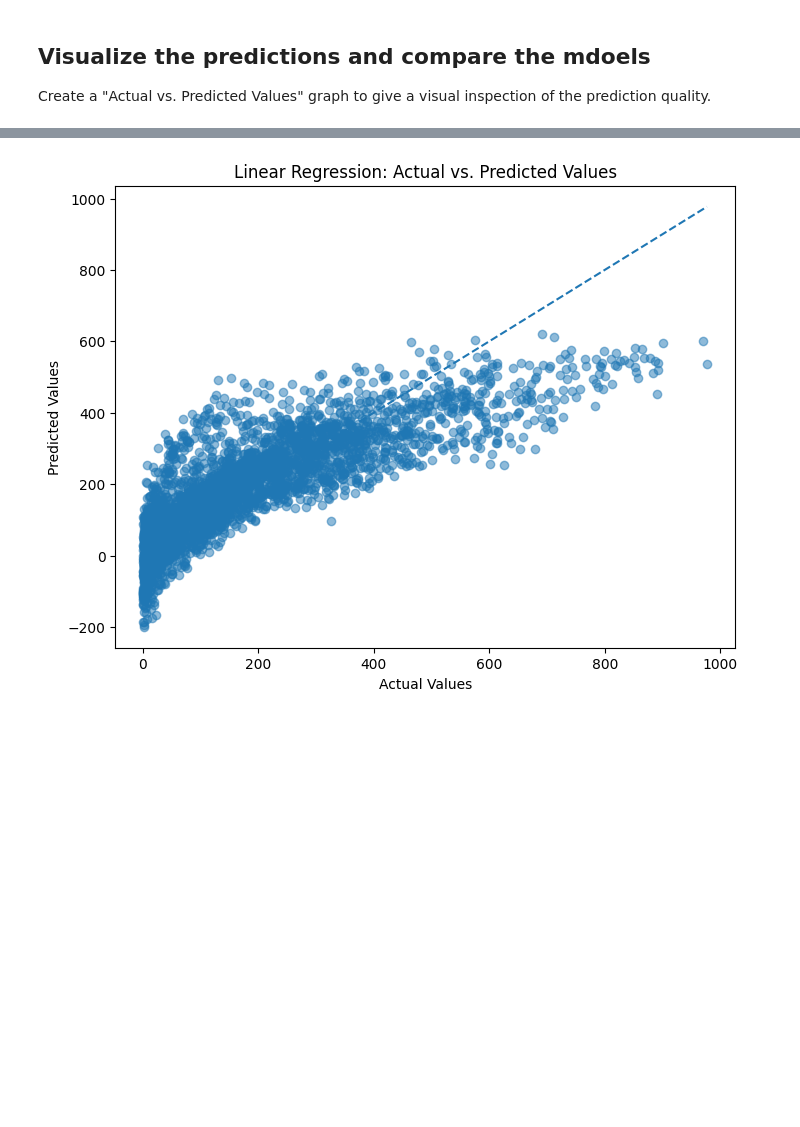
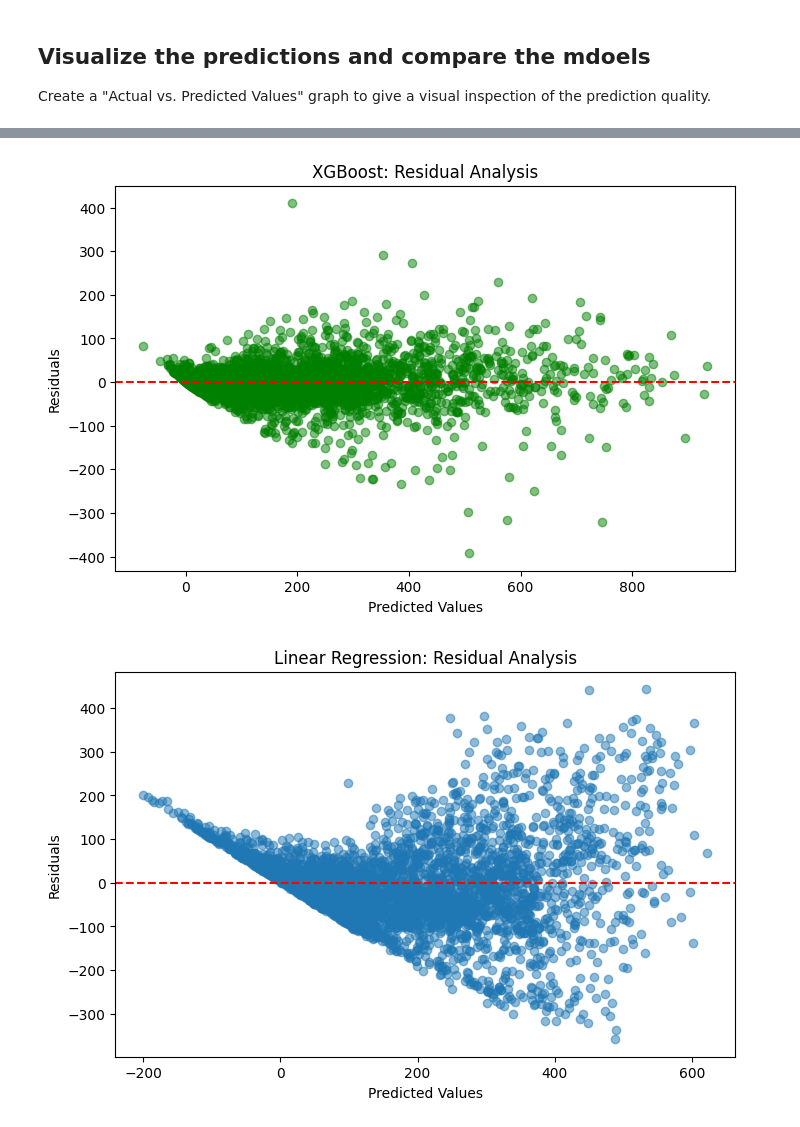
Before and after one commit to felwern/AI_course_exercises, a Jupyter notebook: Exercise_2_regression_model/Assignment_1_Regression_model.ipynb, the cells around one changed output, grey strips where cells are left out. Cells and saved outputs as stored; diff of their text form; code cells hidden in the pictures; blank space fills up the shorter version.

```diff
--- a/Exercise_2_regression_model/Assignment_1_Regression_model.ipynb
+++ b/Exercise_2_regression_model/Assignment_1_Regression_model.ipynb
@@ -351,19 +452,24 @@ plt.show()
-# %%
-plt.figure(figsize=(8, 6))
-
-plt.scatter(y_test, y_pred_lr, alpha=0.5)
-
-# Perfect prediction line
-plt.plot(
-    [y_test.min(), y_test.max()],
-    [y_test.min(), y_test.max()],
-    linestyle='--'
-)
-
-plt.xlabel('Actual Values')
-plt.ylabel('Predicted Values')
-plt.title('Linear Regression: Actual vs. Predicted Values')
-
-plt.show()
-# %% [output]
-[figure, removed]
+# %%
+residuals_xgb = y_test - y_pred_xgb
+residuals_lr = y_test - y_pred_lr
+
+plt.figure(figsize=(8, 5))
+plt.scatter(y_pred_xgb, residuals_xgb, alpha=0.5, color='green')
+plt.axhline(y=0, linestyle='--', color='red')
+
+plt.xlabel('Predicted Values')
+plt.ylabel('Residuals')
+plt.title('XGBoost: Residual Analysis')
+plt.show()
+
+plt.figure(figsize=(8, 5))
+plt.scatter(y_pred_lr, residuals_lr, alpha=0.5)
+plt.axhline(y=0, linestyle='--', color='red')
+
+plt.xlabel('Predicted Values')
+plt.ylabel('Residuals')
+plt.title('Linear Regression: Residual Analysis')
+plt.show()
+# %% [output]
+[figure, added]
+[figure, added]
```
Also changed, not shown: parts of 24 cells of this notebook.
